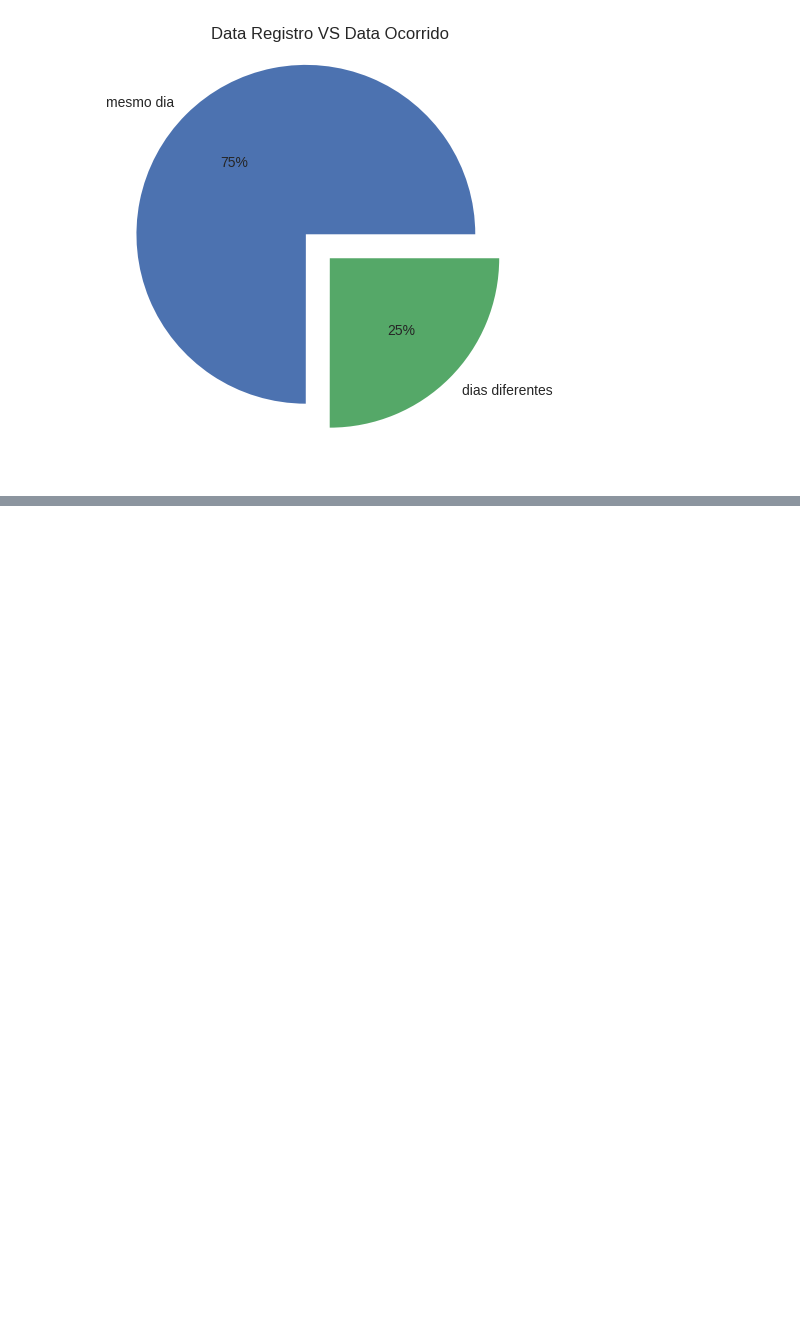
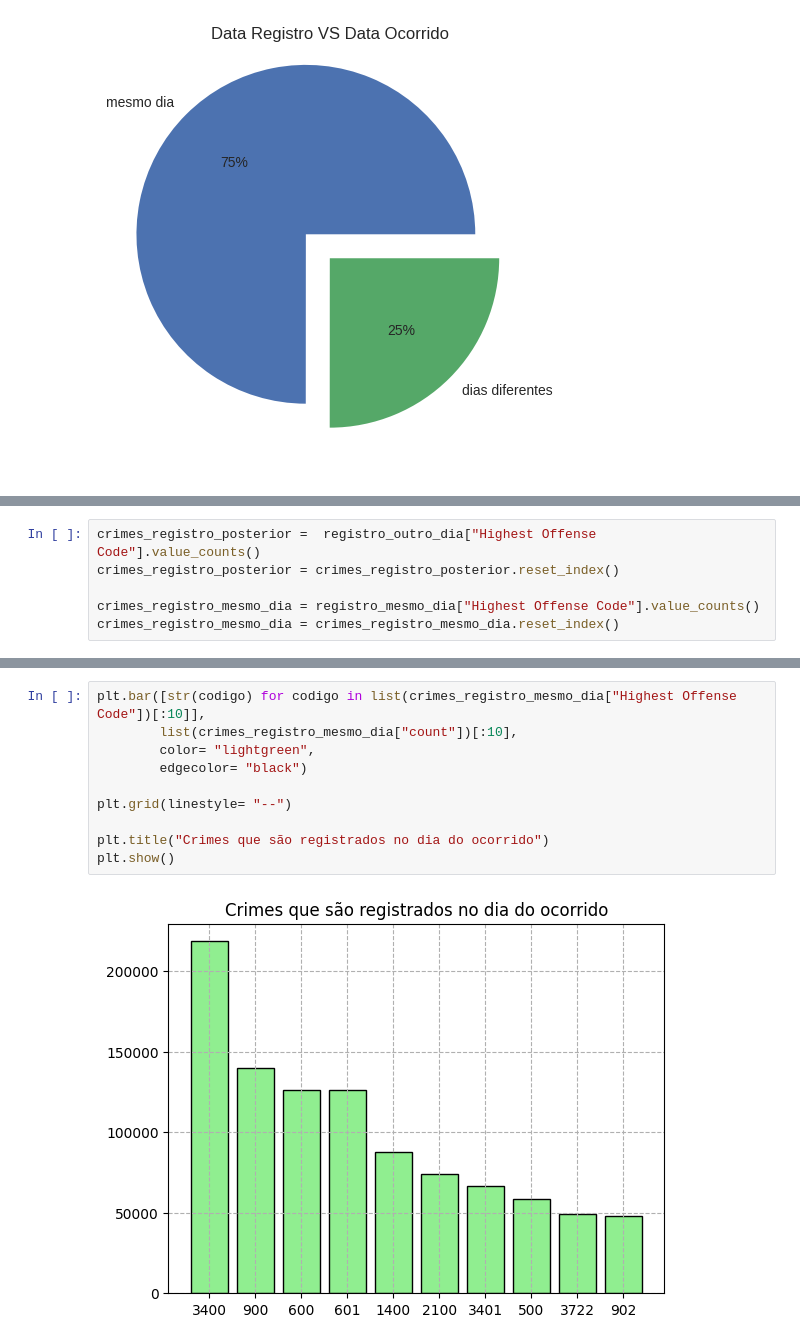
Before and after one commit to lucassilva-aiengineer/Projetos-Ciencia-Dados-I, a Jupyter notebook: projeto_1/analise_diagnostica_crimes_em_austin_tx.ipynb, the cells around one changed output, grey strips where cells are left out. Saved outputs shown, nothing was run; the diff lists cells and outputs as text; blank space fills up the shorter version.

```diff
--- a/projeto_1/analise_diagnostica_crimes_em_austin_tx.ipynb
+++ b/projeto_1/analise_diagnostica_crimes_em_austin_tx.ipynb
@@ -295,0 +384,6 @@ AttributeError: Can only use .dt accessor with datetimelike values
+# %%
+crimes_registro_posterior =  registro_outro_dia["Highest Offense Code"].value_counts()
+crimes_registro_posterior = crimes_registro_posterior.reset_index()
+
+crimes_registro_mesmo_dia = registro_mesmo_dia["Highest Offense Code"].value_counts()
+crimes_registro_mesmo_dia = crimes_registro_mesmo_dia.reset_index()
@@ -295,0 +407,12 @@ AttributeError: Can only use .dt accessor with datetimelike values
+# %%
+plt.bar([str(codigo) for codigo in list(crimes_registro_mesmo_dia["Highest Offense Code"])[:10]],
+        list(crimes_registro_mesmo_dia["count"])[:10],
+        color= "lightgreen",
+        edgecolor= "black")
+
+plt.grid(linestyle= "--")
+
+plt.title("Crimes que são registrados no dia do ocorrido")
+plt.show()
+# %% [output]
+[figure, added]
```
Also changed, not shown: parts of 24 cells of this notebook.
